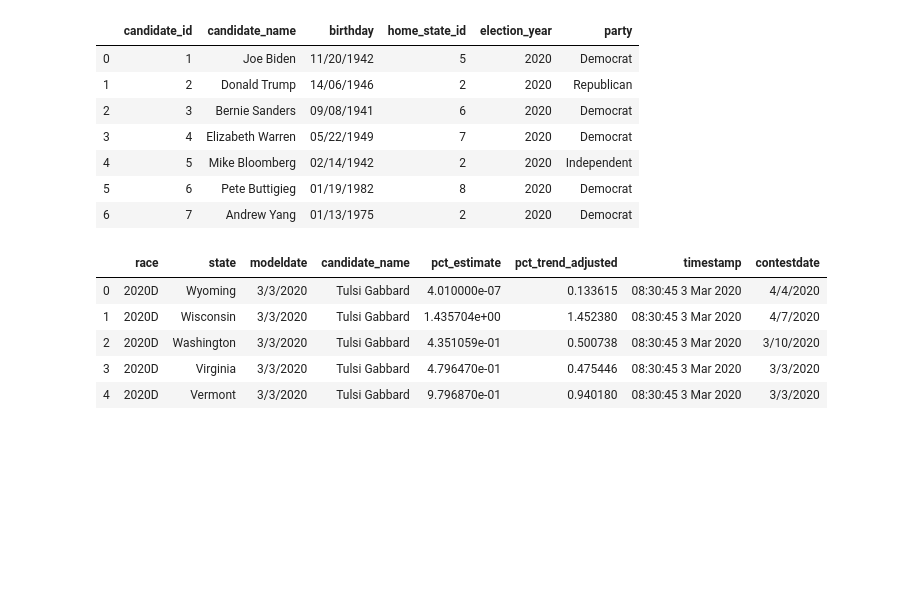
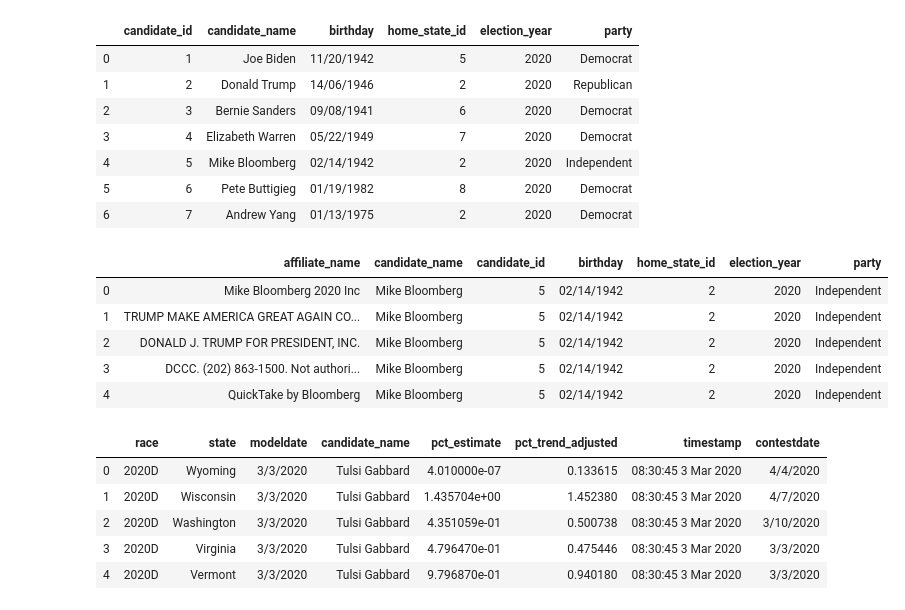
Before and after one commit to ravibhandia/mAD_Politics_Remastered, a Jupyter notebook: clean_data.ipynb, the cells around one changed output. Cells and saved outputs as stored; diff of their text form; code cells hidden in the pictures; blank space fills up the shorter version.

```diff
--- a/clean_data.ipynb
+++ b/clean_data.ipynb
@@ -128,6 +125,17 @@ candidate_entity
 | 4 | 5 | Mike Bloomberg | 02/14/1942 | 2 | 2020 | Independent |
 | 5 | 6 | Pete Buttigieg | 01/19/1982 | 8 | 2020 | Democrat |
 | 6 | 7 | Andrew Yang | 01/13/1975 | 2 | 2020 | Democrat |
+# %%
+affiliate_entity = affiliates.merge(candidate_entity)
+# affiliate_entity = affiliate_entity[['affiliate_name', 'candidate_id']]
+affiliate_entity.head()
+# %% [output]
+|  | affiliate_name | candidate_name | candidate_id | birthday | home_state_id | election_year | party |
+| 0 | Mike Bloomberg 2020 Inc | Mike Bloomberg | 5 | 02/14/1942 | 2 | 2020 | Independent |
+| 1 | TRUMP MAKE AMERICA GREAT AGAIN CO... | Mike Bloomberg | 5 | 02/14/1942 | 2 | 2020 | Independent |
+| 2 | DONALD J. TRUMP FOR PRESIDENT, INC. | Mike Bloomberg | 5 | 02/14/1942 | 2 | 2020 | Independent |
+| 3 | DCCC. (202) 863-1500. Not authori... | Mike Bloomberg | 5 | 02/14/1942 | 2 | 2020 | Independent |
+| 4 | QuickTake by Bloomberg | Mike Bloomberg | 5 | 02/14/1942 | 2 | 2020 | Independent |
 # %%
 polling_data = pd.read_csv('./data/primary_poll_2020.csv')
 polling_data.head()
```
Also changed, not shown: parts of 4 cells of this notebook, 7 other files.
